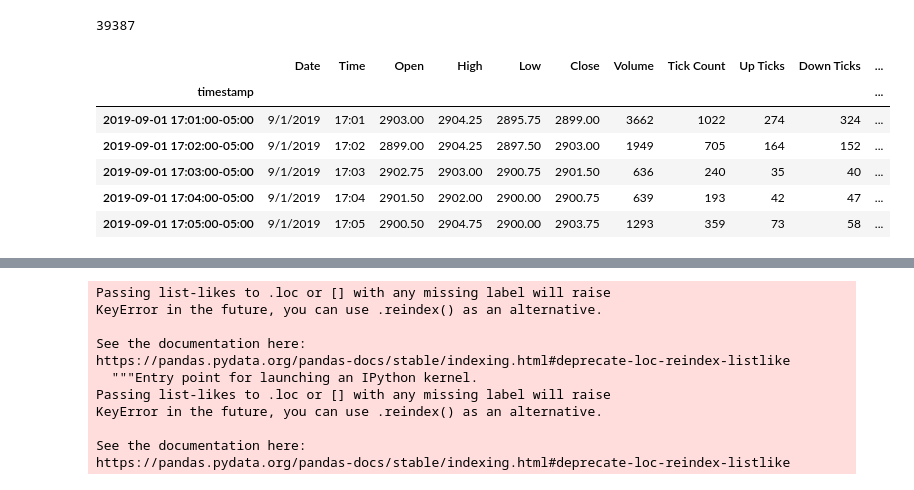
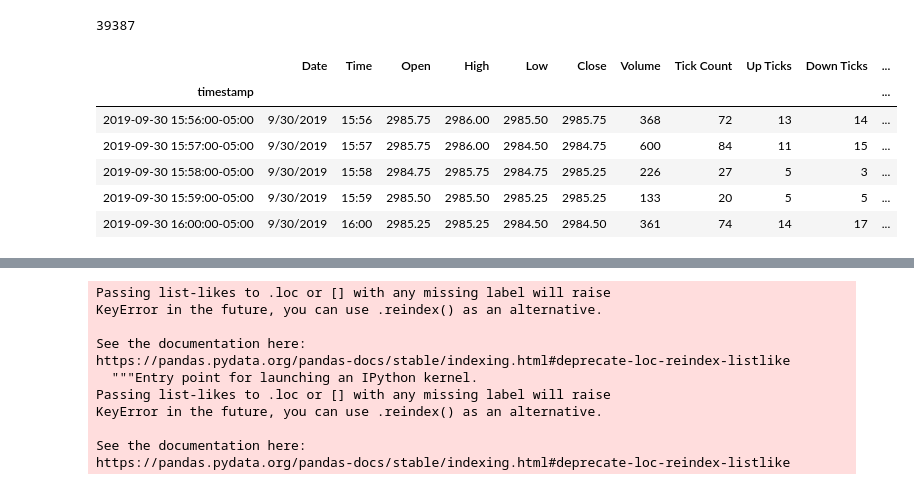
Before and after one commit to QuantCS109/TrumpTweets, a Jupyter notebook: fin_data.ipynb, the cells around one changed output, grey strips where cells are left out. Cells and saved outputs as stored; diff of their text form; code cells hidden in the pictures.

```diff
--- a/fin_data.ipynb
+++ b/fin_data.ipynb
@@ -26,15 +26,15 @@ len(set(tweet_data.clean_tweets.index))
 39624
 39387
 # %%
-fin_data.head()
+fin_data.tail()
 # %% [output]
 |  | Date | Time | Open | High | Low | Close | Volume | Tick Count | Up Ticks | Down Ticks | ... |
 | timestamp |  |  |  |  |  |  |  |  |  |  | ... |
-| 2019-09-01 17:01:00-05:00 | 9/1/2019 | 17:01 | 2903.00 | 2904.25 | 2895.75 | 2899.00 | 3662 | 1022 | 274 | 324 | ... |
-| 2019-09-01 17:02:00-05:00 | 9/1/2019 | 17:02 | 2899.00 | 2904.25 | 2897.50 | 2903.00 | 1949 | 705 | 164 | 152 | ... |
-| 2019-09-01 17:03:00-05:00 | 9/1/2019 | 17:03 | 2902.75 | 2903.00 | 2900.75 | 2901.50 | 636 | 240 | 35 | 40 | ... |
-| 2019-09-01 17:04:00-05:00 | 9/1/2019 | 17:04 | 2901.50 | 2902.00 | 2900.00 | 2900.75 | 639 | 193 | 42 | 47 | ... |
-| 2019-09-01 17:05:00-05:00 | 9/1/2019 | 17:05 | 2900.50 | 2904.75 | 2900.00 | 2903.75 | 1293 | 359 | 73 | 58 | ... |
+| 2019-09-30 15:56:00-05:00 | 9/30/2019 | 15:56 | 2985.75 | 2986.00 | 2985.50 | 2985.75 | 368 | 72 | 13 | 14 | ... |
+| 2019-09-30 15:57:00-05:00 | 9/30/2019 | 15:57 | 2985.75 | 2986.00 | 2984.50 | 2984.75 | 600 | 84 | 11 | 15 | ... |
+| 2019-09-30 15:58:00-05:00 | 9/30/2019 | 15:58 | 2984.75 | 2985.75 | 2984.75 | 2985.25 | 226 | 27 | 5 | 3 | ... |
+| 2019-09-30 15:59:00-05:00 | 9/30/2019 | 15:59 | 2985.50 | 2985.50 | 2985.25 | 2985.25 | 133 | 20 | 5 | 5 | ... |
+| 2019-09-30 16:00:00-05:00 | 9/30/2019 | 16:00 | 2985.25 | 2985.25 | 2984.50 | 2984.50 | 361 | 74 | 14 | 17 | ... |
 # %%
 subset = (tweet_data.clean_tweets.index > fin_data.index[0]) & (tweet_data.clean_tweets.index < fin_data.index[-1])
 sub_data = tweet_data.clean_tweets[subset]
```
Also changed, not shown: parts of 2 cells of this notebook, 9 other files.
